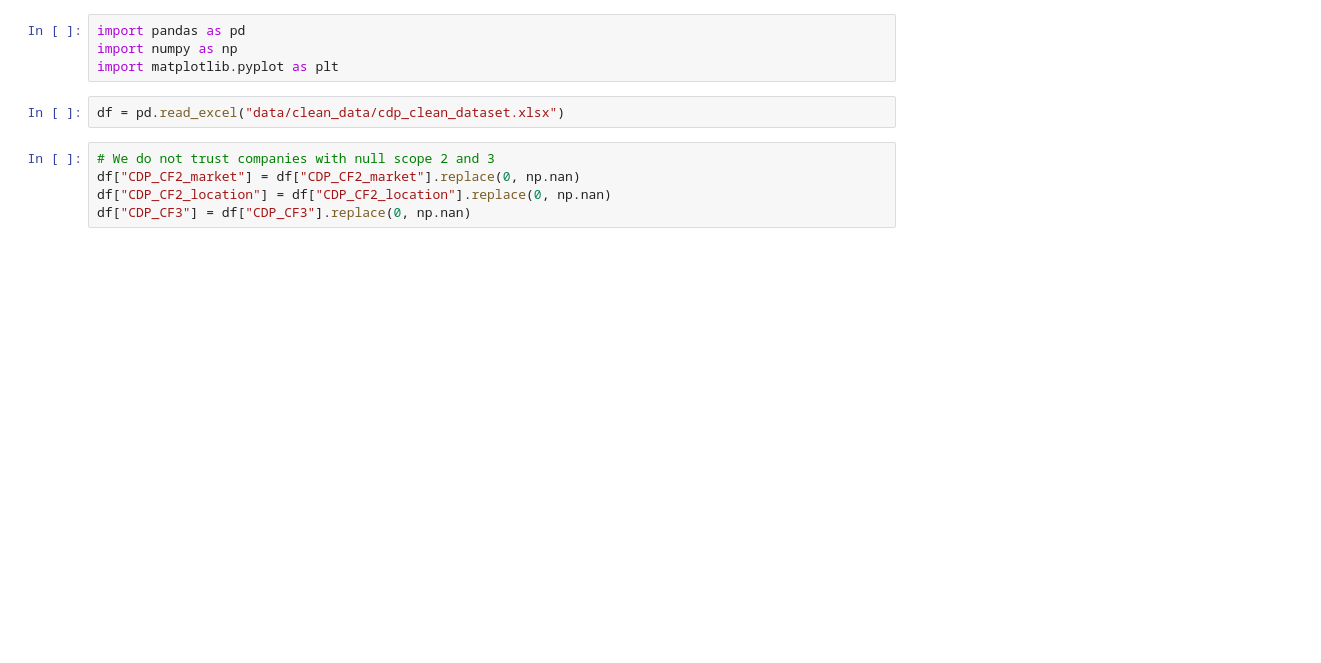
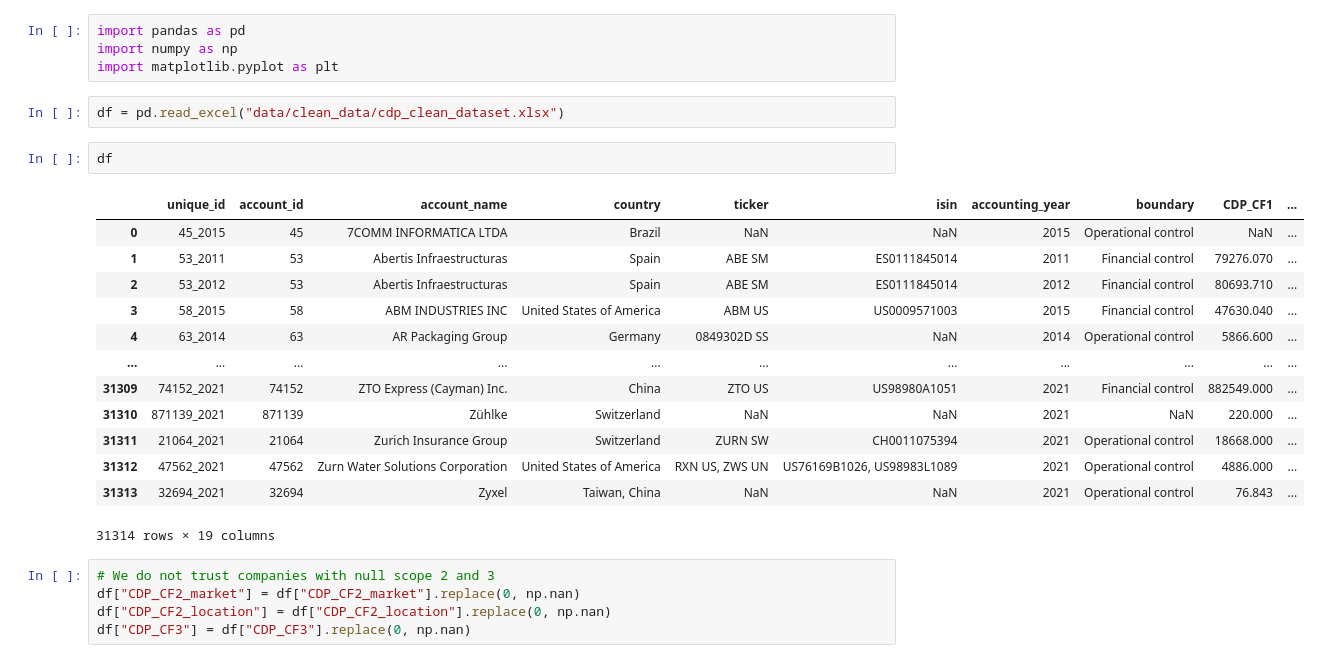
Before and after one commit to Pladifes/cdp_preprocessing, a Jupyter notebook: CGEE_dataset_creation.ipynb, the cells around one changed output. Drawn from its saved outputs; the diff is of its cells as text; blank space fills up the shorter version.

```diff
--- a/CGEE_dataset_creation.ipynb
+++ b/CGEE_dataset_creation.ipynb
@@ -4,6 +4,22 @@ import numpy as np
 import matplotlib.pyplot as plt
 # %%
 df = pd.read_excel("data/clean_data/cdp_clean_dataset.xlsx")
+# %%
+df
+# %% [output]
+|  | unique_id | account_id | account_name | country | ticker | isin | accounting_year | boundary | CDP_CF1 | ... |
+| 0 | 45_2015 | 45 | 7COMM INFORMATICA LTDA | Brazil | NaN | NaN | 2015 | Operational control | NaN | ... |
+| 1 | 53_2011 | 53 | Abertis Infraestructuras | Spain | ABE SM | ES0111845014 | 2011 | Financial control | 79276.070 | ... |
+| 2 | 53_2012 | 53 | Abertis Infraestructuras | Spain | ABE SM | ES0111845014 | 2012 | Financial control | 80693.710 | ... |
+| 3 | 58_2015 | 58 | ABM INDUSTRIES INC | United States of America | ABM US | US0009571003 | 2015 | Financial control | 47630.040 | ... |
+| 4 | 63_2014 | 63 | AR Packaging Group | Germany | 0849302D SS | NaN | 2014 | Operational control | 5866.600 | ... |
+| ... | ... | ... | ... | ... | ... | ... | ... | ... | ... | ... |
+| 31309 | 74152_2021 | 74152 | ZTO Express (Cayman) Inc. | China | ZTO US | US98980A1051 | 2021 | Financial control | 882549.000 | ... |
+| 31310 | 871139_2021 | 871139 | Zühlke | Switzerland | NaN | NaN | 2021 | NaN | 220.000 | ... |
+| 31311 | 21064_2021 | 21064 | Zurich Insurance Group | Switzerland | ZURN SW | CH0011075394 | 2021 | Operational control | 18668.000 | ... |
+| 31312 | 47562_2021 | 47562 | Zurn Water Solutions Corporation | United States of America | RXN US, ZWS UN | US76169B1026, US98983L1089 | 2021 | Operational control | 4886.000 | ... |
+| 31313 | 32694_2021 | 32694 | Zyxel | Taiwan, China | NaN | NaN | 2021 | Operational control | 76.843 | ... |
+31314 rows × 19 columns
 # %%
 # We do not trust companies with null scope 2 and 3
 df["CDP_CF2_market"] = df["CDP_CF2_market"].replace(0, np.nan)
```
Also changed, not shown: 32 other files.
